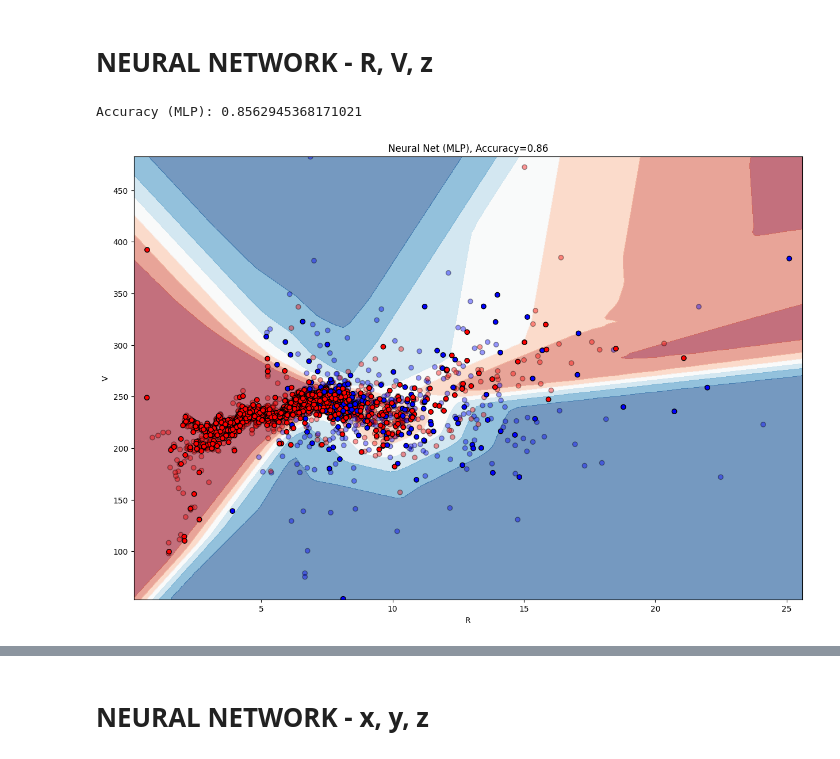
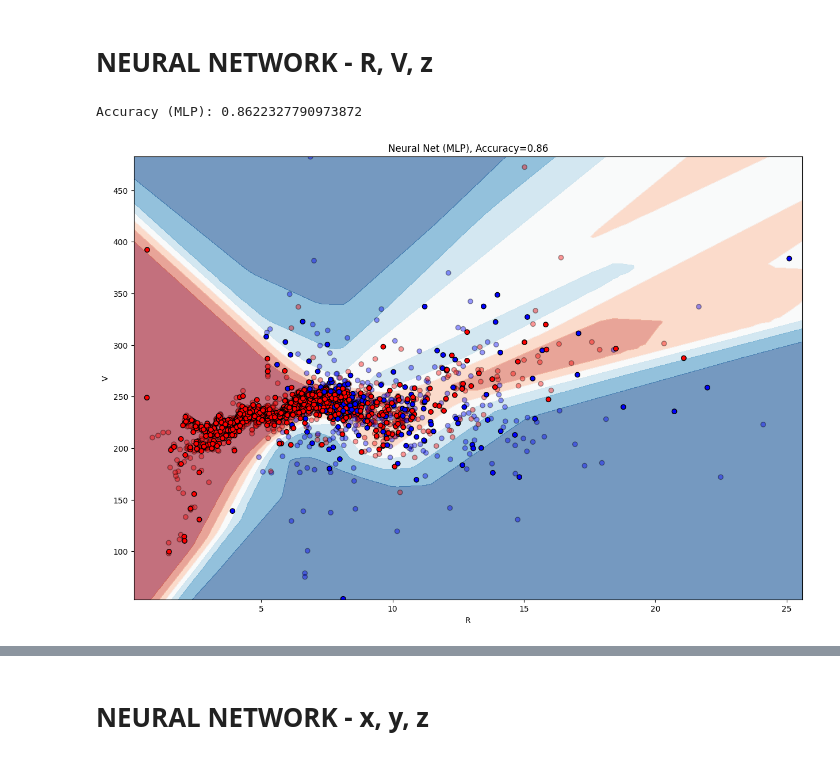
Before and after one commit to redrosesarecool/staz, a Jupyter notebook: Classifier_comparison.ipynb, the cells around one changed output, grey strips where cells are left out. Cells and saved outputs as stored; diff of their text form; code cells hidden in the pictures.

```diff
--- a/Classifier_comparison.ipynb
+++ b/Classifier_comparison.ipynb
@@ -439,37 +456,37 @@ X_train, X_test, y_train, y_test = train_test_split(
 
 # model Neural Network
 clf = make_pipeline(
     StandardScaler(),
-    MLPClassifier(hidden_layer_sizes=(50, 30), # warstwy neuronów
-                  max_iter=2000, # maksymalna liczba iteracji uczenia
+    MLPClassifier(hidden_layer_sizes=(20, 10), # warstwy neuronów
+                  max_iter=1000, # maksymalna liczba iteracji uczenia
                   random_state=42) # ustawia losowość tak, żeby wyniki były powtarzalne
 )
 clf.fit(X_train, y_train) # uczenie modelu na danych treningowyc
 score = clf.score(X_test, y_test)
 print("Accuracy (MLP):", score)
 
 # rysowanie granicy decyzyjnej
 cm = plt.cm.RdBu
 cm_bright = ListedColormap(["#FF0000", "#0000FF"])  # czerwony=klasa 0, niebieski=klasa 1
 
 fig, ax = plt.subplots(figsize=(15, 10))
 
 DecisionBoundaryDisplay.from_estimator(
     clf, X, cmap=cm, alpha=0.6, ax=ax, eps=0.5
 )
 
 # punkty treningowe
 ax.scatter(X_train[:, 0], X_train[:, 1], c=y_train, cmap=cm_bright, alpha=0.4, edgecolors="k")
 # punkty testowe
 ax.scatter(X_test[:, 0], X_test[:, 1], c=y_test, cmap=cm_bright, edgecolors="k")
 
 ax.set_xlabel("R")
 ax.set_ylabel("V")
 ax.set_title(f"Neural Net (MLP), Accuracy={score:.2f}")
 plt.show()
 # %% [output]
-Accuracy (MLP): 0.8562945368171021
+Accuracy (MLP): 0.8622327790973872
-[figure, old version]
+[figure, new version]
 # %%
 import pandas as pd
 import numpy as np
```
Also changed, not shown: parts of 4 cells of this notebook.
